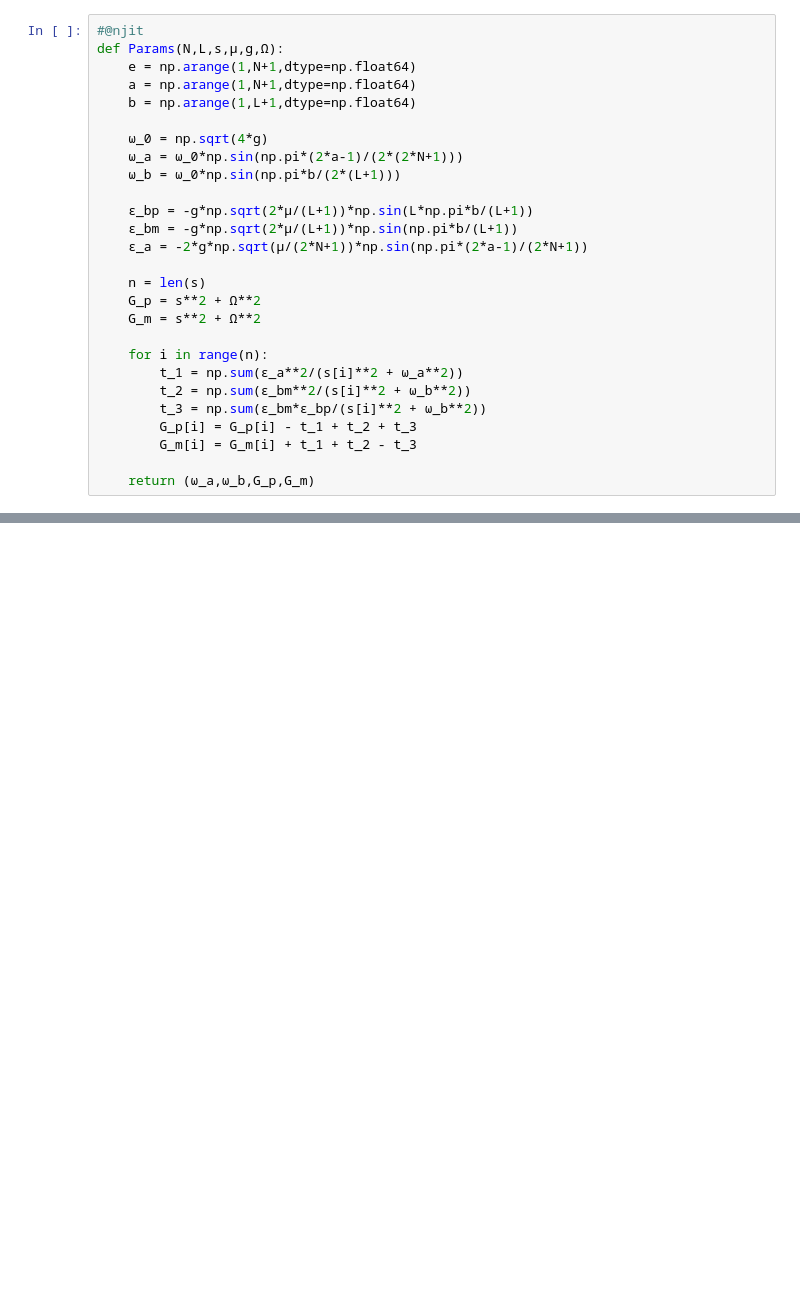
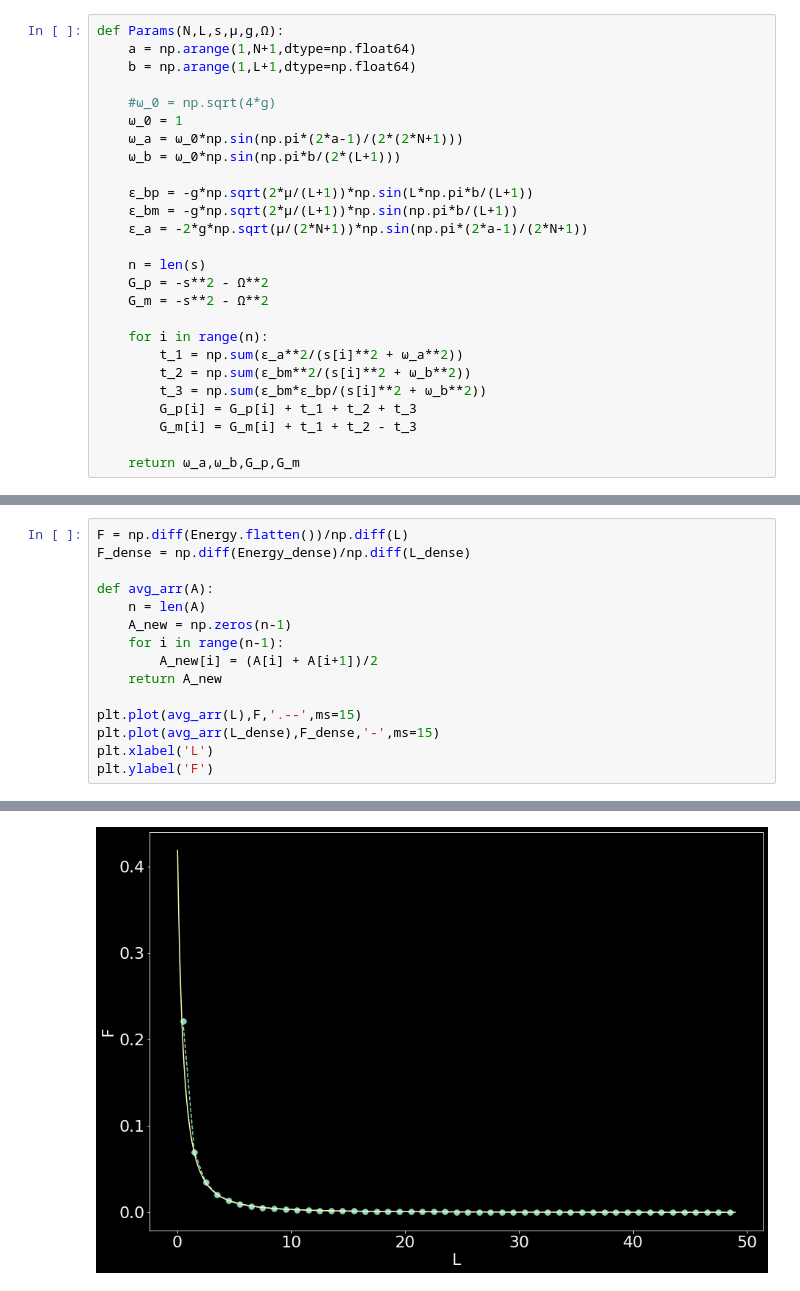
Before and after one commit to alejandrogm668/Harmonic-Chains, a Jupyter notebook: Casimir_energy.ipynb, the cells around one changed output, grey strips where cells are left out. Drawn from its saved outputs; the diff is of its cells as text; blank space fills up the shorter version.

```diff
--- a/Casimir_energy.ipynb
+++ b/Casimir_energy.ipynb
@@ -16,13 +17,12 @@ g = 1
 μ = m/M
 Ω = 2*g*μ
 # %%
-#@njit
 def Params(N,L,s,μ,g,Ω):
-    e = np.arange(1,N+1,dtype=np.float64)
     a = np.arange(1,N+1,dtype=np.float64)
     b = np.arange(1,L+1,dtype=np.float64)
 
-    ω_0 = np.sqrt(4*g)
+    #ω_0 = np.sqrt(4*g)
+    ω_0 = 1
     ω_a = ω_0*np.sin(np.pi*(2*a-1)/(2*(2*N+1)))
     ω_b = ω_0*np.sin(np.pi*b/(2*(L+1)))
 
@@ -31,16 +31,16 @@ def Params(N,L,s,μ,g,Ω):
     ϵ_a = -2*g*np.sqrt(μ/(2*N+1))*np.sin(np.pi*(2*a-1)/(2*N+1))
 
     n = len(s)
-    G_p = s**2 + Ω**2
-    G_m = s**2 + Ω**2
+    G_p = -s**2 - Ω**2
+    G_m = -s**2 - Ω**2
 
     for i in range(n):
         t_1 = np.sum(ϵ_a**2/(s[i]**2 + ω_a**2))
         t_2 = np.sum(ϵ_bm**2/(s[i]**2 + ω_b**2))
         t_3 = np.sum(ϵ_bm*ϵ_bp/(s[i]**2 + ω_b**2))
-        G_p[i] = G_p[i] - t_1 + t_2 + t_3
+        G_p[i] = G_p[i] + t_1 + t_2 + t_3
         G_m[i] = G_m[i] + t_1 + t_2 - t_3
 
-    return (ω_a,ω_b,G_p,G_m)
+    return ω_a,ω_b,G_p,G_m
 # %%
 n = 10000
@@ -104,0 +105,16 @@ array([[-0.24365261],
+# %%
+F = np.diff(Energy.flatten())/np.diff(L)
+F_dense = np.diff(Energy_dense)/np.diff(L_dense)
+
+def avg_arr(A):
+    n = len(A)
+    A_new = np.zeros(n-1)
+    for i in range(n-1):
+        A_new[i] = (A[i] + A[i+1])/2
+    return A_new
+
+plt.plot(avg_arr(L),F,'.--',ms=15)
+plt.plot(avg_arr(L_dense),F_dense,'-',ms=15)
+plt.xlabel('L')
+plt.ylabel('F')
+# %% [output]
@@ -104,0 +122 @@ array([[-0.24365261],
+[figure, added]
```
Also changed, not shown: parts of 8 cells of this notebook.
